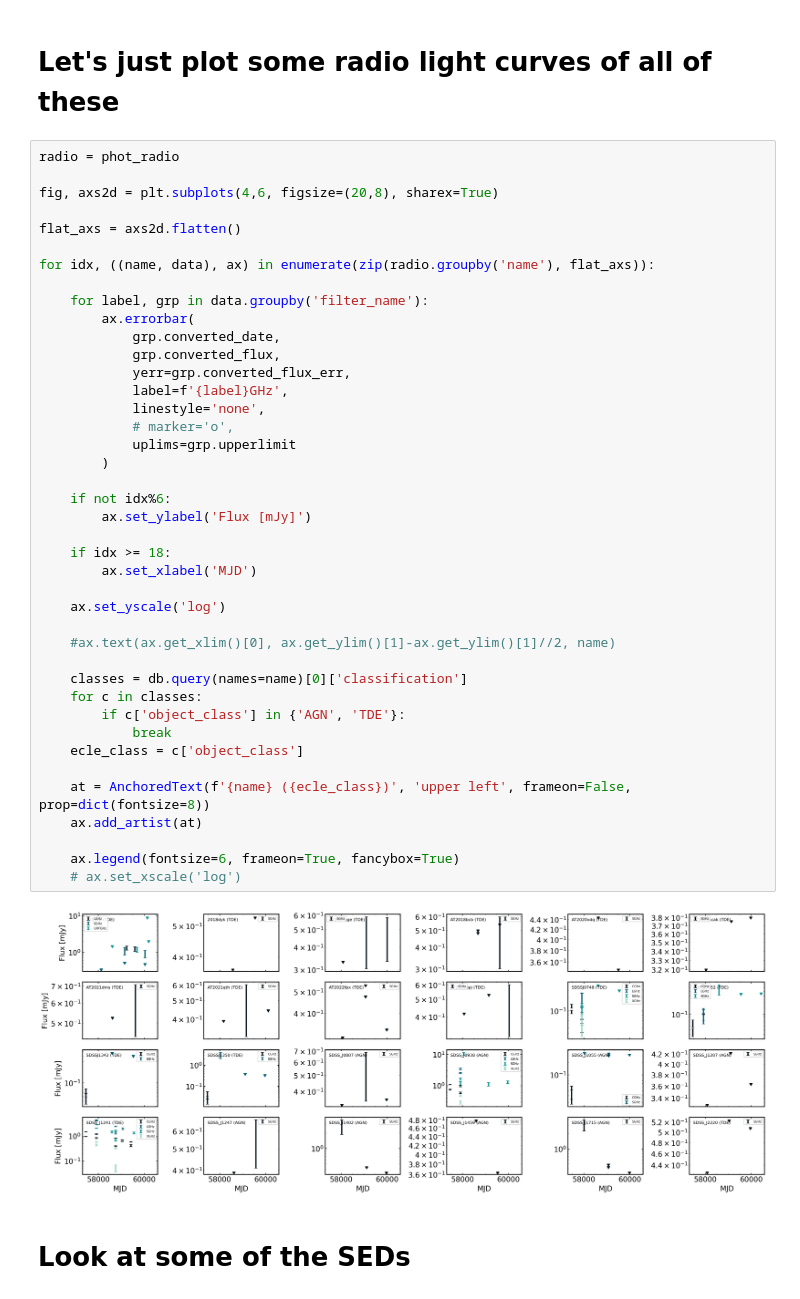
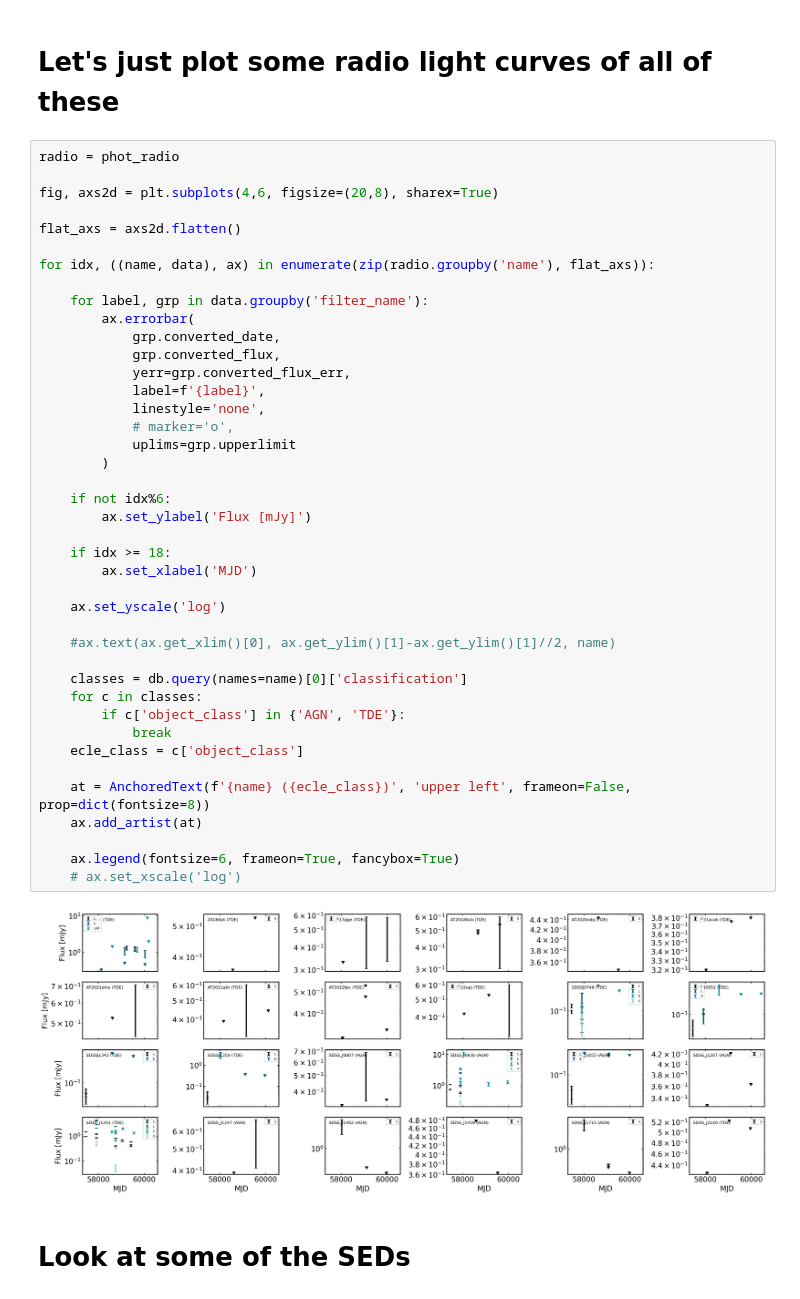
Before and after one commit to noahfranz13/radio-ecle, a Jupyter notebook: preliminary-analysis-otter-only.ipynb, the cells around one changed output. Drawn from its saved outputs; the diff is of its cells as text.

```diff
--- a/preliminary-analysis-otter-only.ipynb
+++ b/preliminary-analysis-otter-only.ipynb
@@ -111,35 +111,35 @@ for idx, ((name, data), ax) in enumerate(zip(radio.groupby('name'), flat_axs)):
             grp.converted_date,
             grp.converted_flux,
             yerr=grp.converted_flux_err,
-            label=f'{label}GHz',
+            label=f'{label}',
             linestyle='none',
             # marker='o',
             uplims=grp.upperlimit
         )
 
     if not idx%6:
         ax.set_ylabel('Flux [mJy]')
 
     if idx >= 18:
         ax.set_xlabel('MJD')
 
     ax.set_yscale('log')
 
     #ax.text(ax.get_xlim()[0], ax.get_ylim()[1]-ax.get_ylim()[1]//2, name)
 
     classes = db.query(names=name)[0]['classification']
     for c in classes:
         if c['object_class'] in {'AGN', 'TDE'}:
             break
     ecle_class = c['object_class']
 
     at = AnchoredText(f'{name} ({ecle_class})', 'upper left', frameon=False, prop=dict(fontsize=8))
     ax.add_artist(at)
 
     ax.legend(fontsize=6, frameon=True, fancybox=True)
     # ax.set_xscale('log')
 # %% [output]
-[figure, old version]
+[figure, new version]
 # %% [markdown]
 # Look at some of the SEDs
 # %%
```
Also changed, not shown: parts of 2 cells of this notebook, 1 other file.
